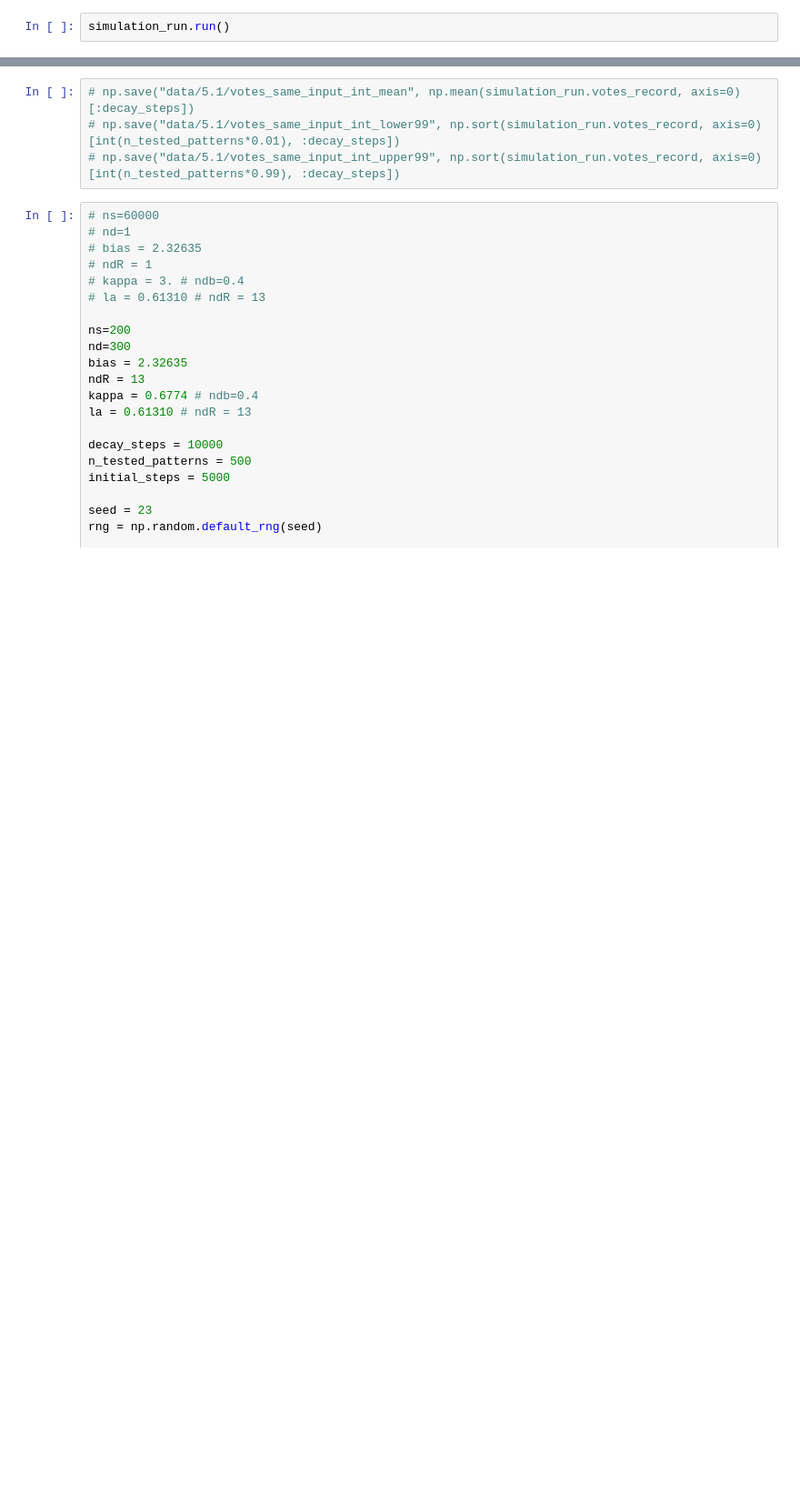
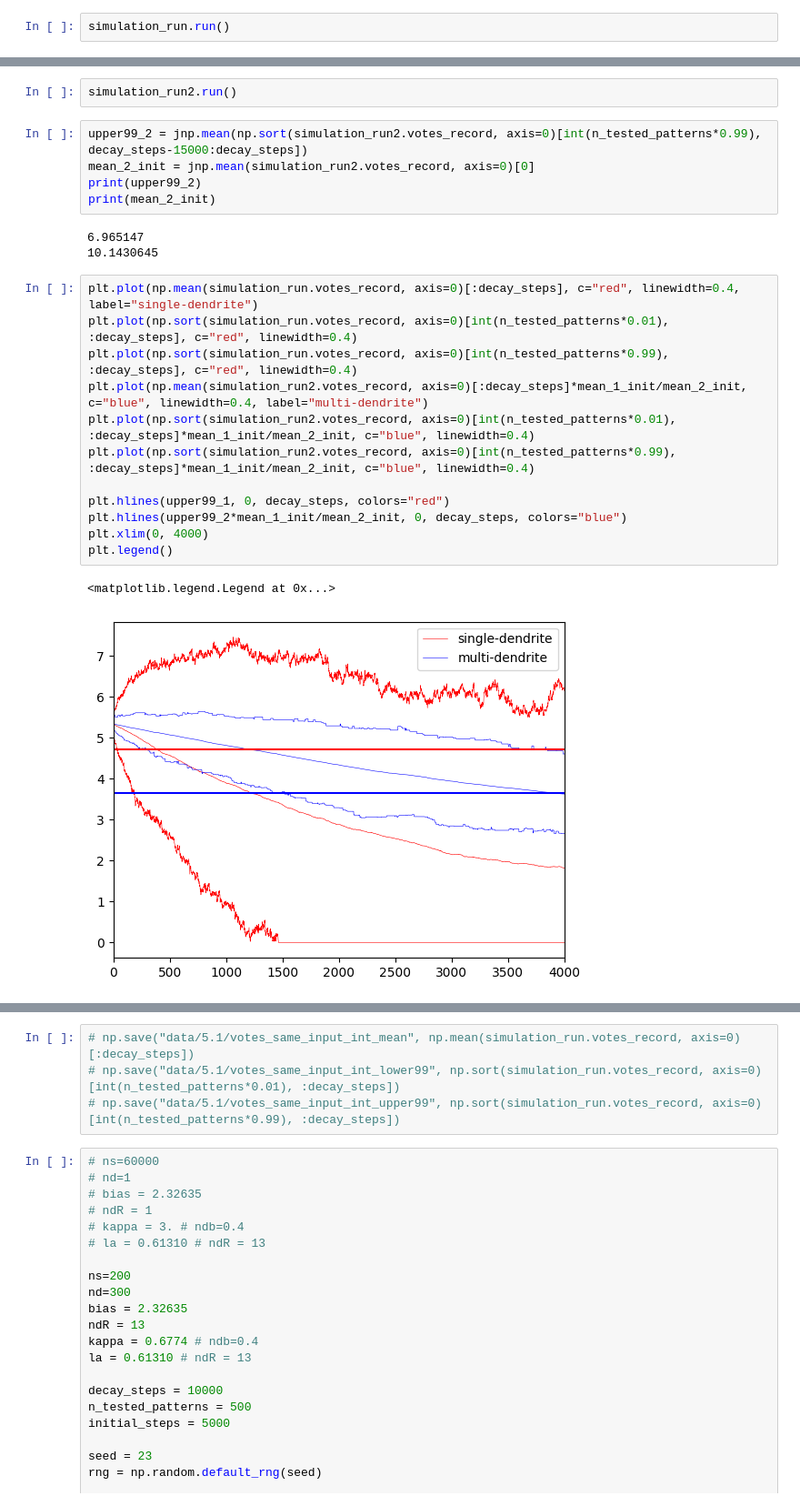
Before and after one commit to Cai-Fangxu/dendrite_project, a Jupyter notebook: test.ipynb, the cells around one changed output, grey strips where cells are left out. Shown at 91% size. Drawn from its saved outputs; the diff is of its cells as text; blank space fills up the shorter version.

```diff
--- a/test.ipynb
+++ b/test.ipynb
@@ -60,0 +94,25 @@ plt.hist(np.sum(neuron.w**2, axis=-1), bins=20);
+# %%
+simulation_run2.run()
+# %%
+upper99_2 = jnp.mean(np.sort(simulation_run2.votes_record, axis=0)[int(n_tested_patterns*0.99), decay_steps-15000:decay_steps])
+mean_2_init = jnp.mean(simulation_run2.votes_record, axis=0)[0]
+print(upper99_2)
+print(mean_2_init)
+# %% [output]
+6.965147
+10.1430645
+# %%
+plt.plot(np.mean(simulation_run.votes_record, axis=0)[:decay_steps], c="red", linewidth=0.4, label="single-dendrite")
+plt.plot(np.sort(simulation_run.votes_record, axis=0)[int(n_tested_patterns*0.01), :decay_steps], c="red", linewidth=0.4)
+plt.plot(np.sort(simulation_run.votes_record, axis=0)[int(n_tested_patterns*0.99), :decay_steps], c="red", linewidth=0.4)
+plt.plot(np.mean(simulation_run2.votes_record, axis=0)[:decay_steps]*mean_1_init/mean_2_init, c="blue", linewidth=0.4, label="multi-dendrite")
+plt.plot(np.sort(simulation_run2.votes_record, axis=0)[int(n_tested_patterns*0.01), :decay_steps]*mean_1_init/mean_2_init, c="blue", linewidth=0.4)
+plt.plot(np.sort(simulation_run2.votes_record, axis=0)[int(n_tested_patterns*0.99), :decay_steps]*mean_1_init/mean_2_init, c="blue", linewidth=0.4)
+
+plt.hlines(upper99_1, 0, decay_steps, colors="red")
+plt.hlines(upper99_2*mean_1_init/mean_2_init, 0, decay_steps, colors="blue")
+plt.xlim(0, 4000)
+plt.legend()
+# %% [output]
+<matplotlib.legend.Legend at 0x...>
+[figure, added]
```
Also changed, not shown: parts of 9 cells of this notebook, 2 other files.
